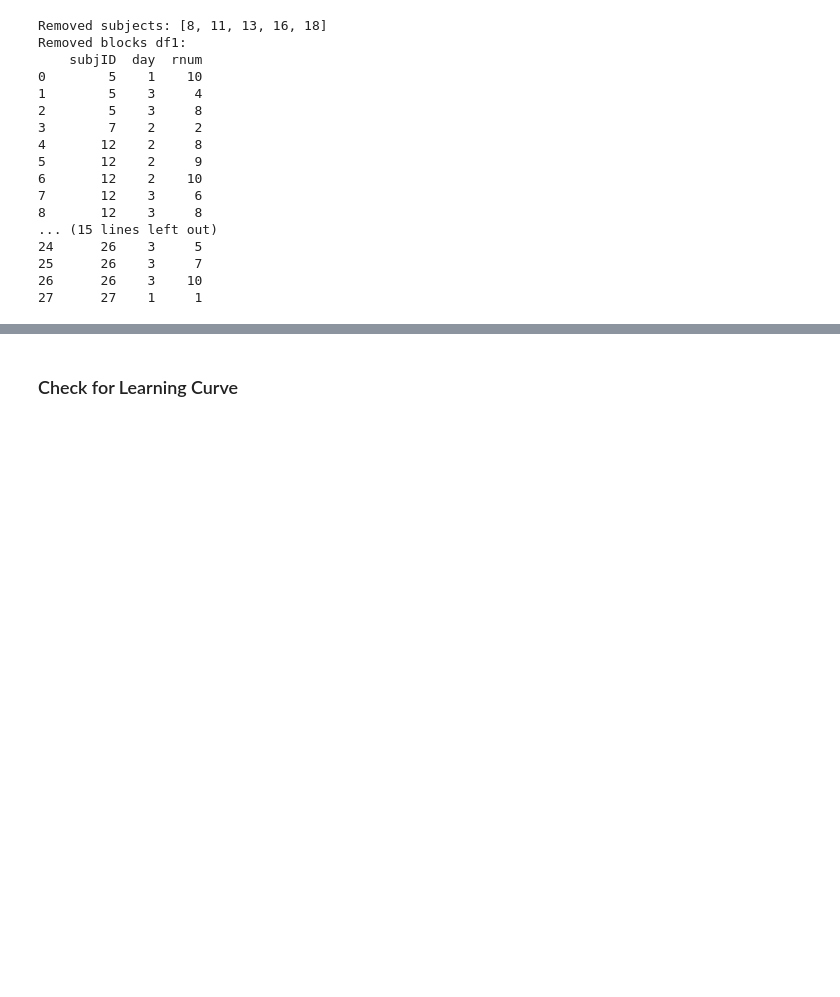
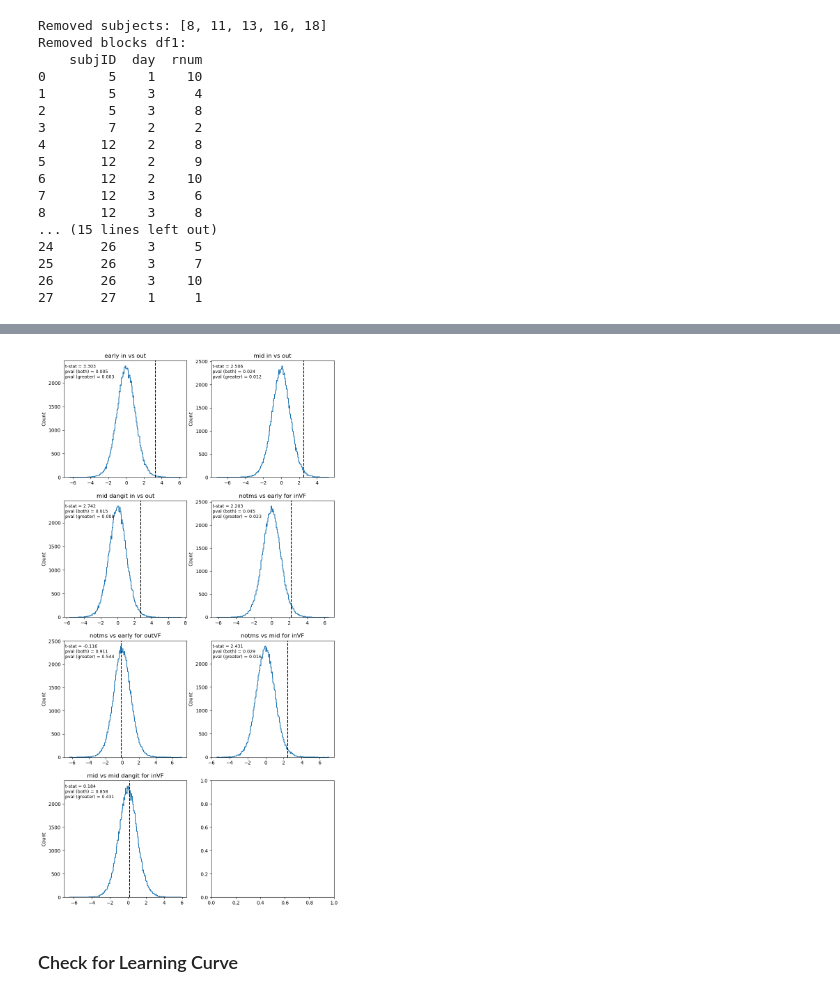
Before and after one commit to mindemory/mgs_stimul, a Jupyter notebook: mgsAnalysis/analysisEye/main.ipynb, the cells around one changed output, grey strips where cells are left out. Saved outputs shown, nothing was run; the diff lists cells and outputs as text; code cells hidden in the pictures; blank space fills up the shorter version.

Commit message:
adding permutation test for behav

```diff
--- a/mgsAnalysis/analysisEye/main.ipynb
+++ b/mgsAnalysis/analysisEye/main.ipynb
@@ -416,3 +544,26 @@ compute_stats(err_sum_all5, 'Condition', 'se')
+# %%
+def plot_permutation_result(tstat_compiled, tstat_real, pval_2side, pval_1side, ii, pairs_to_test, ax):
+    title_text = pairs_to_test[i][4]
+    sns.histplot(tstat_compiled[:, ii], element='step', fill=False, ax=ax)
+    ax.axvline(x=tstat_real[ii], color='k', linestyle='--')
+    #ax.set_xlim([-6, 6])
+    x1, x2 = ax.get_xlim()
+    y1, y2 = ax.get_ylim()
+    ax.text(x1 + (x2-x1) * 0.01, y2 - (y2-y1) * 0.15,
+            f't-stat = {tstat_real[ii]:.3f}\npval (both) = {pval_2side[ii]:.3f}\npval (greater) = {pval_1side[ii]:.3f}',
+            fontsize=9, color='black')
+    ax.set_title(title_text)
+
+fig, axes = plt.subplots(n_rows, n_cols, figsize=(n_cols * 5, n_rows * 5))
+if n_rows > 1:
+    axes = axes.flatten()
+else:
+    axes = [axes]
+for i in range(len(pairs_to_test)):
+    plot_permutation_result(tstat_compiled, tstat_real, pval_2side, pval_1side, i, pairs_to_test, axes[i])
+plt.show()
+# %% [output]
+[figure, added]
 # %% [markdown]
 ### Check for Learning Curve
 # %%
```
Also changed, not shown: parts of 8 cells of this notebook, 1 other file.
